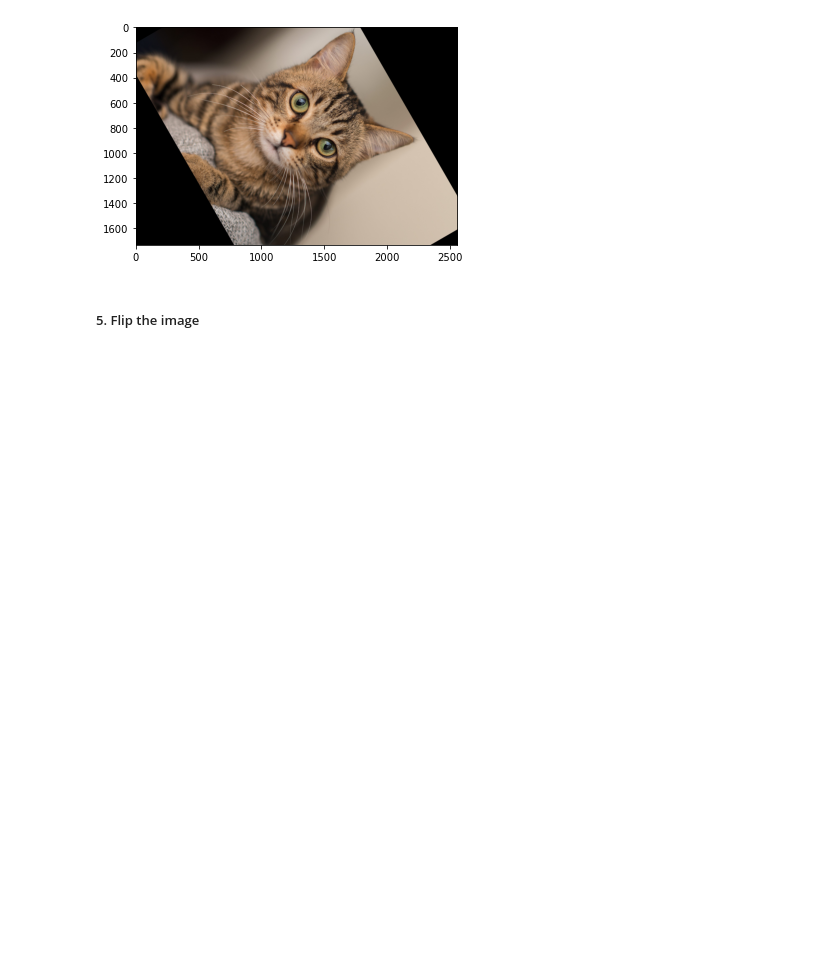
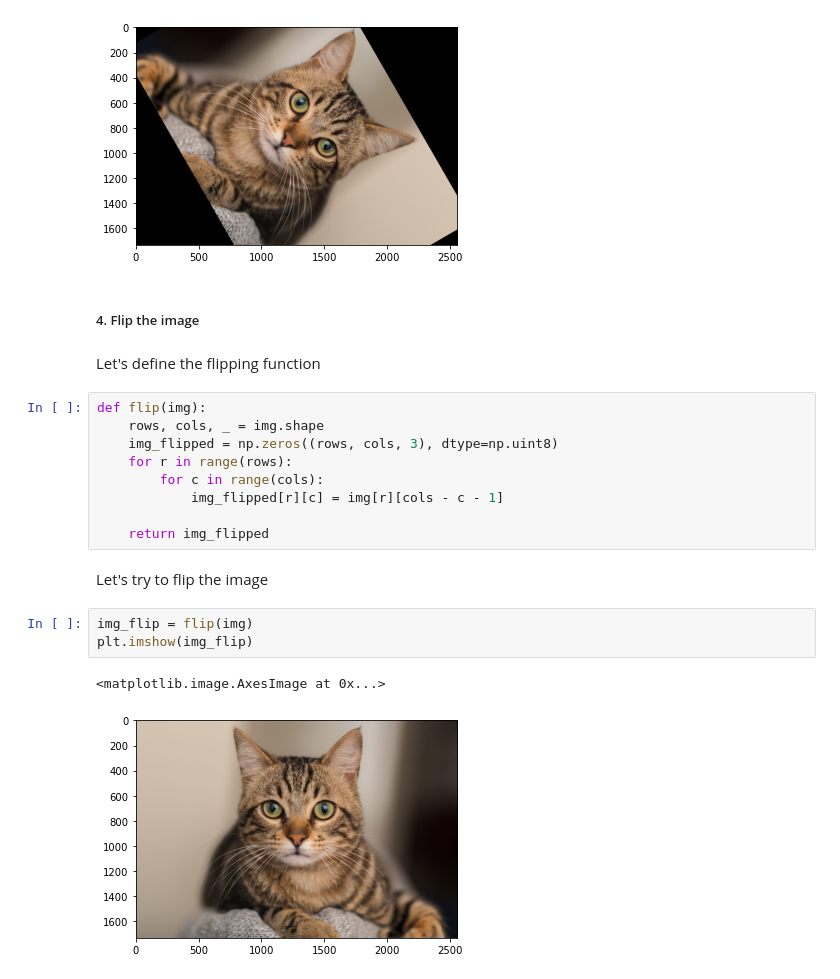
Before and after one commit to Abdesol/Let-s-do-photo-editing-with-math, a Jupyter notebook: note.ipynb, the cells around one changed output. Saved outputs shown, nothing was run; the diff lists cells and outputs as text; blank space fills up the shorter version.

Commit message:
added flip

```diff
--- a/note.ipynb
+++ b/note.ipynb
@@ -124,4 +122,23 @@ plt.imshow(img_rotated)
 <matplotlib.image.AxesImage at 0x...>
 [figure]
 # %% [markdown]
-##### 5. Flip the image
+##### 4. Flip the image
+# %% [markdown]
+Let's define the flipping function
+# %%
+def flip(img):
+    rows, cols, _ = img.shape
+    img_flipped = np.zeros((rows, cols, 3), dtype=np.uint8)
+    for r in range(rows):
+        for c in range(cols):
+            img_flipped[r][c] = img[r][cols - c - 1]
+
+    return img_flipped
+# %% [markdown]
+Let's try to flip the image
+# %%
+img_flip = flip(img)
+plt.imshow(img_flip)
+# %% [output]
+<matplotlib.image.AxesImage at 0x...>
+[figure, added]
```
Also changed, not shown: parts of 2 cells of this notebook.
